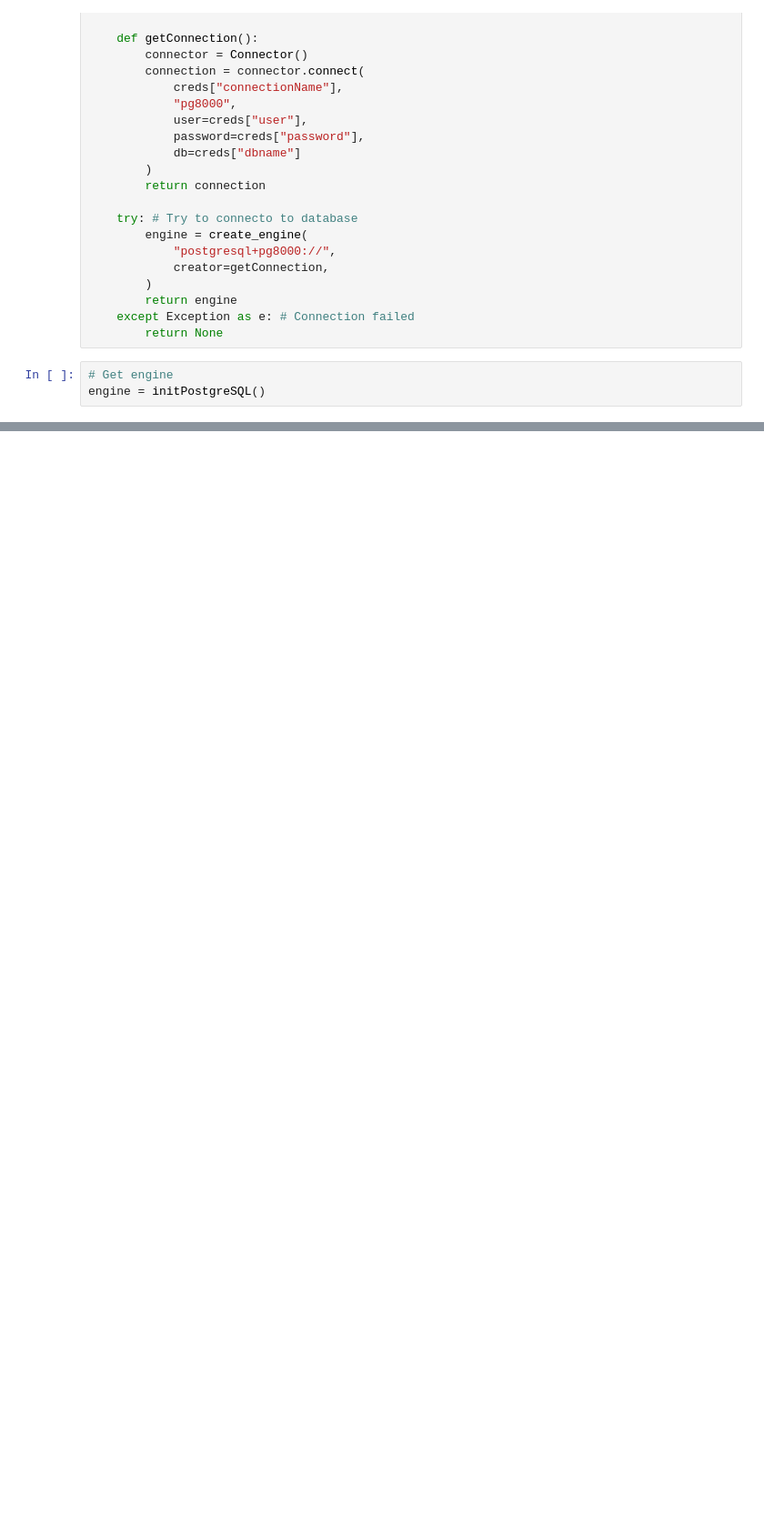
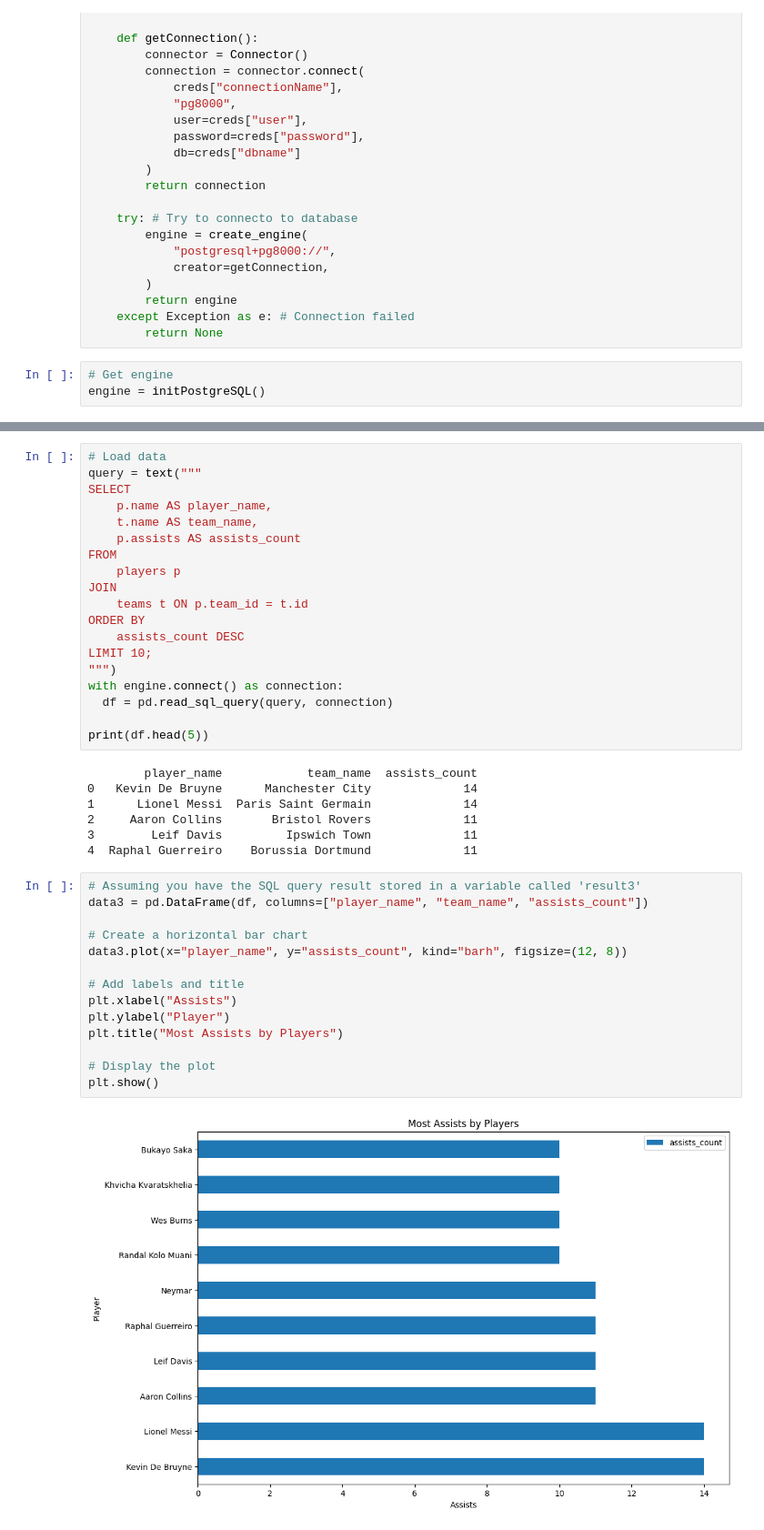
Before and after one commit to erikbohne/bettingAI, a Jupyter notebook: model/notebooks/visualization.ipynb, the cells around one changed output, grey strips where cells are left out. Shown: that part at 91% size. Saved outputs shown, nothing was run; the diff lists cells and outputs as text; blank space fills up the shorter version.

```diff
--- a/model/notebooks/visualization.ipynb
+++ b/model/notebooks/visualization.ipynb
@@ -53,0 +228,42 @@ engine = initPostgreSQL()
+# %%
+# Load data
+query = text("""
+SELECT
+    p.name AS player_name,
+    t.name AS team_name,
+    p.assists AS assists_count
+FROM
+    players p
+JOIN
+    teams t ON p.team_id = t.id
+ORDER BY
+    assists_count DESC
+LIMIT 10;
+""")
+with engine.connect() as connection:
+  df = pd.read_sql_query(query, connection)
+
+print(df.head(5))
+# %% [output]
+        player_name            team_name  assists_count
+0   Kevin De Bruyne      Manchester City             14
+1      Lionel Messi  Paris Saint Germain             14
+2     Aaron Collins       Bristol Rovers             11
+3        Leif Davis         Ipswich Town             11
+4  Raphal Guerreiro    Borussia Dortmund             11
+# %%
+# Assuming you have the SQL query result stored in a variable called 'result3'
+data3 = pd.DataFrame(df, columns=["player_name", "team_name", "assists_count"])
+
+# Create a horizontal bar chart
+data3.plot(x="player_name", y="assists_count", kind="barh", figsize=(12, 8))
+
+# Add labels and title
+plt.xlabel("Assists")
+plt.ylabel("Player")
+plt.title("Most Assists by Players")
+
+# Display the plot
+plt.show()
+# %% [output]
+[figure, added]
```
Also changed, not shown: parts of 18 cells of this notebook.
